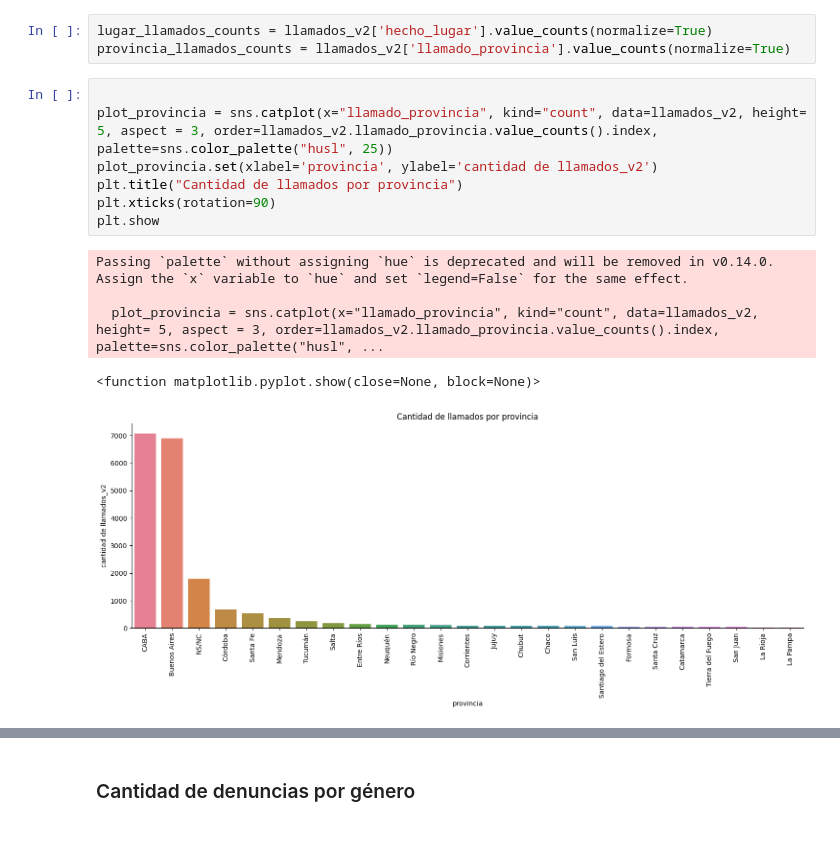
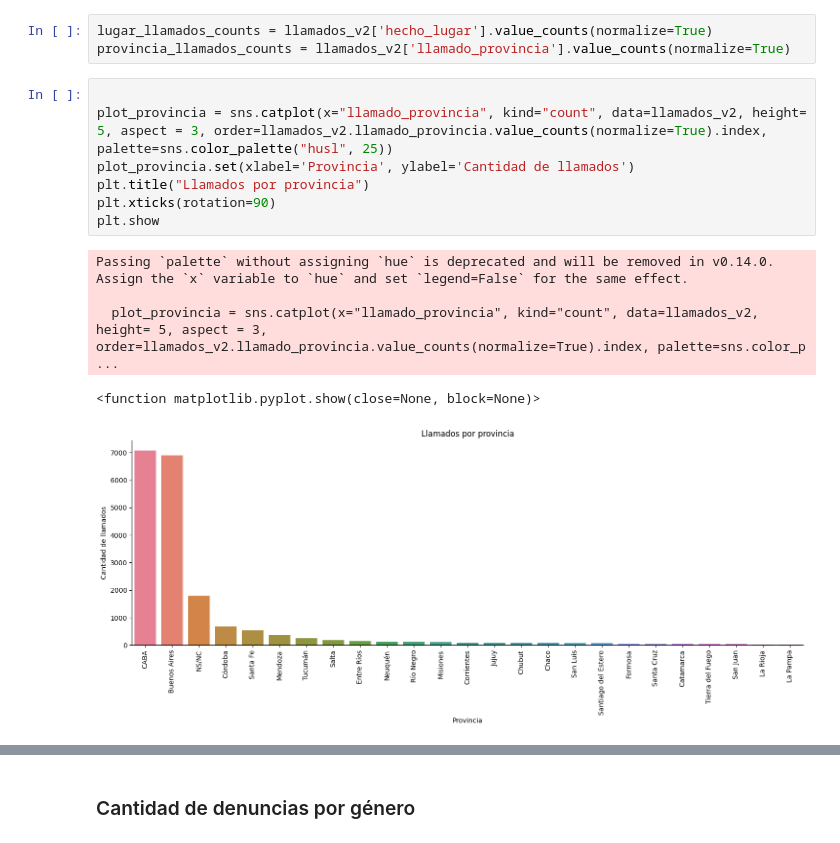
Before and after one commit to VicColombo/linea_137_llamados_vs, a Jupyter notebook: code/notebooks/exploracion_dataset_unificado.ipynb, the cells around one changed output, grey strips where cells are left out. Drawn from its saved outputs; the diff is of its cells as text.

```diff
--- a/code/notebooks/exploracion_dataset_unificado.ipynb
+++ b/code/notebooks/exploracion_dataset_unificado.ipynb
@@ -219,14 +52,14 @@ lugar_llamados_counts = llamados_v2['hecho_lugar'].value_counts(normalize=True)
 provincia_llamados_counts = llamados_v2['llamado_provincia'].value_counts(normalize=True)
 # %%
 
-plot_provincia = sns.catplot(x="llamado_provincia", kind="count", data=llamados_v2, height= 5, aspect = 3, order=llamados_v2.llamado_provincia.value_counts().index, palette=sns.color_palette("husl", 25))
-plot_provincia.set(xlabel='provincia', ylabel='cantidad de llamados_v2')
-plt.title("Cantidad de llamados por provincia")
+plot_provincia = sns.catplot(x="llamado_provincia", kind="count", data=llamados_v2, height= 5, aspect = 3, order=llamados_v2.llamado_provincia.value_counts(normalize=True).index, palette=sns.color_palette("husl", 25))
+plot_provincia.set(xlabel='Provincia', ylabel='Cantidad de llamados')
+plt.title("Llamados por provincia")
 plt.xticks(rotation=90)
 plt.show
 # %% [output]
 Passing `palette` without assigning `hue` is deprecated and will be removed in v0.14.0. Assign the `x` variable to `hue` and set `legend=False` for the same effect.
 
-  plot_provincia = sns.catplot(x="llamado_provincia", kind="count", data=llamados_v2, height= 5, aspect = 3, order=llamados_v2.llamado_provincia.value_counts().index, palette=sns.color_palette("husl", ...
+  plot_provincia = sns.catplot(x="llamado_provincia", kind="count", data=llamados_v2, height= 5, aspect = 3, order=llamados_v2.llamado_provincia.value_counts(normalize=True).index, palette=sns.color_p ...
 <function matplotlib.pyplot.show(close=None, block=None)>
-[figure, old version]
+[figure, new version]
```
Also changed, not shown: parts of 21 cells of this notebook, 7 other files.
